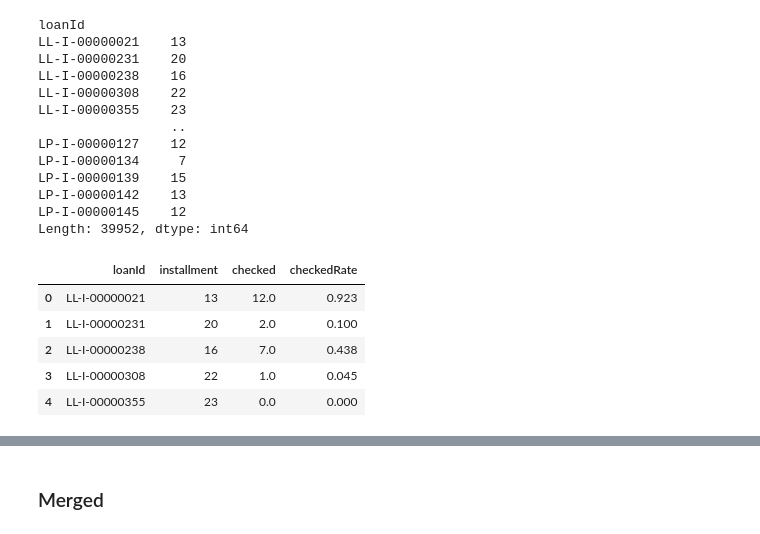
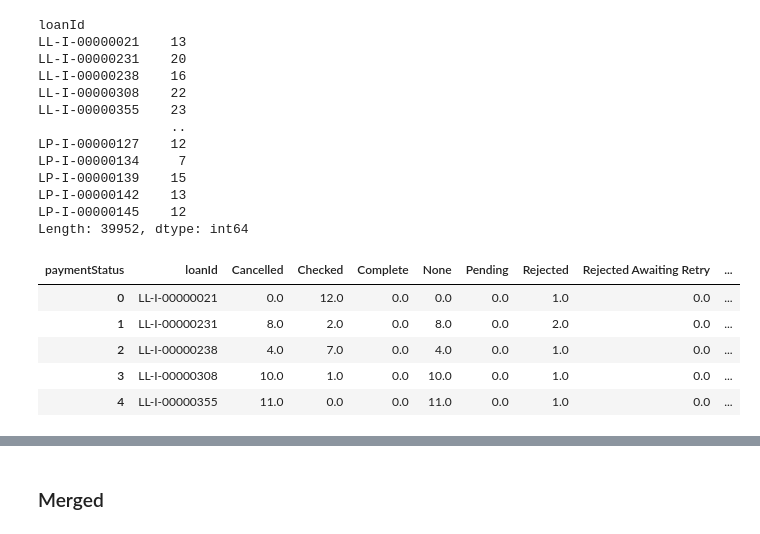
Before and after one commit to xunweiyee/loan_repayment, a Jupyter notebook: exploration.ipynb, the cells around one changed output, grey strips where cells are left out. Drawn from its saved outputs; the diff is of its cells as text; code cells hidden in the pictures.

```diff
--- a/exploration.ipynb
+++ b/exploration.ipynb
@@ -147,18 +345,18 @@ LP-I-00000142    13
 LP-I-00000145    12
 Length: 39952, dtype: int64
 # %%
-payment_mod = pd.DataFrame()
+payment_mod = payment.groupby(["loanId", "paymentStatus"]).size().unstack().fillna(0)
 payment_mod['installment'] = payment.groupby(["loanId"]).size() #payment.loanId.value_counts()
 payment_mod['checked'] = payment.groupby(["loanId", "paymentStatus"]).size().unstack()['Checked']
 payment_mod['checkedRate'] = payment_mod["checked"] / payment_mod["installment"]
 payment_mod['checkedRate'] = payment_mod['checkedRate'].round(decimals=3)
 payment_mod = payment_mod.fillna(0)
 payment_mod = payment_mod.reset_index()
 payment_mod.head()
 # %% [output]
-|  | loanId | installment | checked | checkedRate |
-| 0 | LL-I-00000021 | 13 | 12.0 | 0.923 |
-| 1 | LL-I-00000231 | 20 | 2.0 | 0.100 |
-| 2 | LL-I-00000238 | 16 | 7.0 | 0.438 |
-| 3 | LL-I-00000308 | 22 | 1.0 | 0.045 |
-| 4 | LL-I-00000355 | 23 | 0.0 | 0.000 |
+| paymentStatus | loanId | Cancelled | Checked | Complete | None | Pending | Rejected | Rejected Awaiting Retry | ... |
+| 0 | LL-I-00000021 | 0.0 | 12.0 | 0.0 | 0.0 | 0.0 | 1.0 | 0.0 | ... |
+| 1 | LL-I-00000231 | 8.0 | 2.0 | 0.0 | 8.0 | 0.0 | 2.0 | 0.0 | ... |
+| 2 | LL-I-00000238 | 4.0 | 7.0 | 0.0 | 4.0 | 0.0 | 1.0 | 0.0 | ... |
+| 3 | LL-I-00000308 | 10.0 | 1.0 | 0.0 | 10.0 | 0.0 | 1.0 | 0.0 | ... |
+| 4 | LL-I-00000355 | 11.0 | 0.0 | 0.0 | 11.0 | 0.0 | 1.0 | 0.0 | ... |
```
Also changed, not shown: parts of 61 cells of this notebook, 1 other file.
